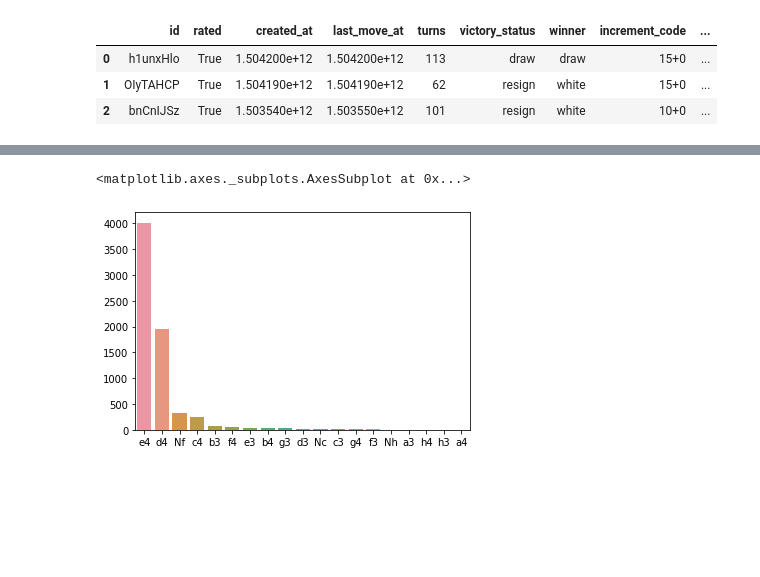
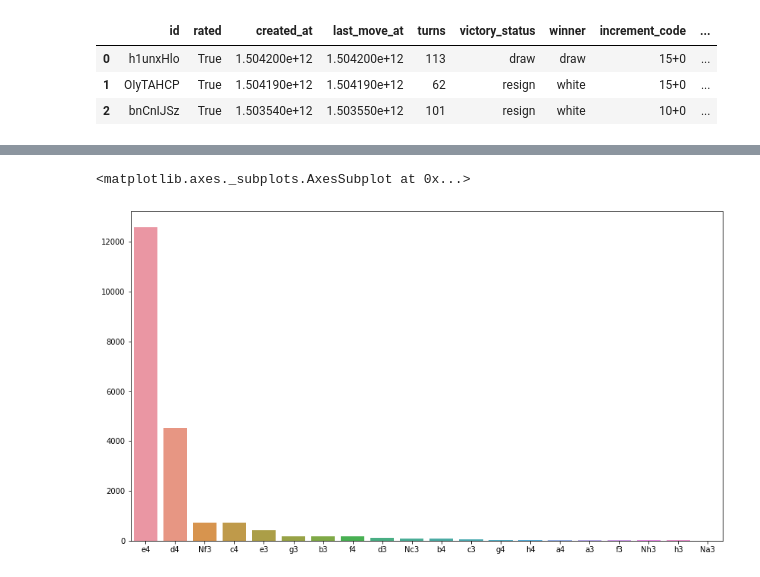
Before and after one commit to AustereTriceratops/Chess, a Jupyter notebook: dataset_analysis.ipynb, the cells around one changed output, grey strips where cells are left out. Cells and saved outputs as stored; diff of their text form; code cells hidden in the pictures; blank space fills up the shorter version.

```diff
--- a/dataset_analysis.ipynb
+++ b/dataset_analysis.ipynb
@@ -22,8 +30,8 @@ high_rated_games.head(3)
 | 1 | OIyTAHCP | True | 1.504190e+12 | 1.504190e+12 | 62 | resign | white | 15+0 | ... |
 | 2 | bnCnIJSz | True | 1.503540e+12 | 1.503550e+12 | 101 | resign | white | 10+0 | ... |
 # %%
-opening_move = high_rated_games.loc[:, ["white_rating", "moves"]]
-opening_move['moves'] = opening_move['moves'].apply(lambda s: s[:2])
+opening_move = games[games["turns"] > 1].reset_index(drop=True).loc[:, ["white_rating", "moves"]]
+opening_move['moves'] = opening_move['moves'].apply(lambda s: s[:s.find(' ')])
 opening_move
 # %% [output]
 |  | white_rating | moves |
@@ -67,5 +50,8 @@ move_frequencies = opening_move['moves'].value_counts()
 # %%
+move_frequencies = opening_move['moves'].value_counts()
+
+fig = plt.figure(figsize=(14, 8))
 sns.barplot(x = move_frequencies.keys(), y = move_frequencies.array)
 # %% [output]
 <matplotlib.axes._subplots.AxesSubplot at 0x...>
-[figure, old version]
+[figure, new version]
```
Also changed, not shown: parts of 14 cells of this notebook.
